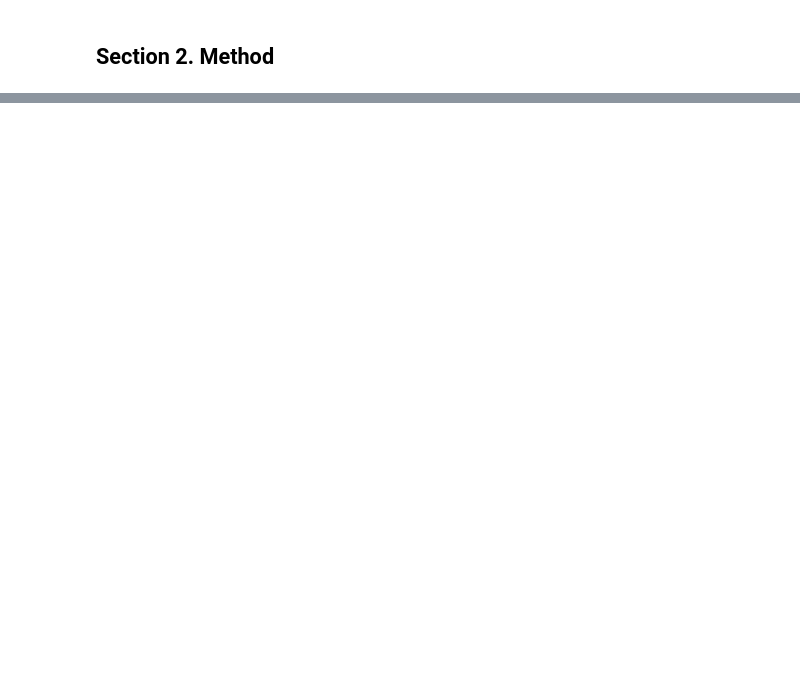
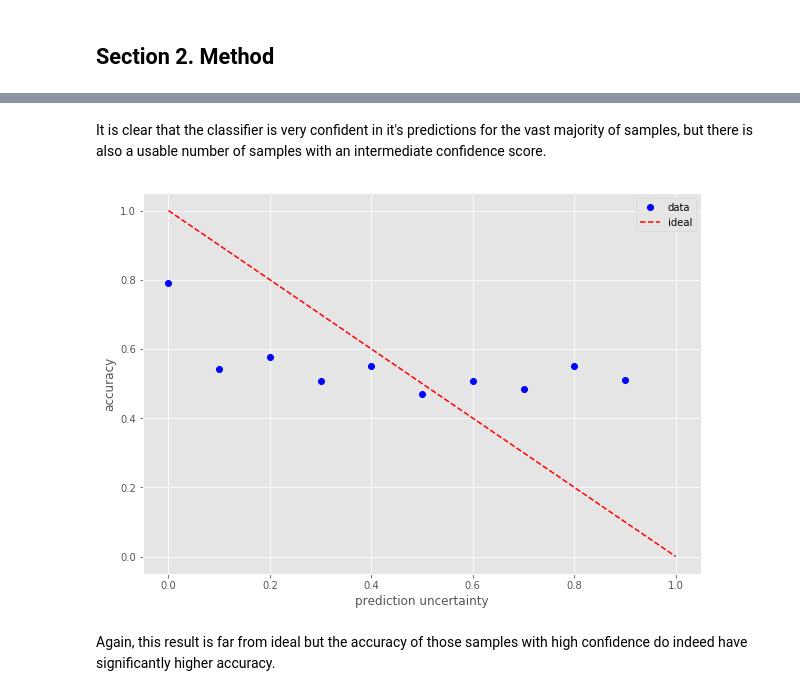
Before and after one commit to dukeprashanth/BCNN_cancer_detection, a Jupyter notebook: BCNN_histopathological_image_classification.ipynb, the cells around one changed output, grey strips where cells are left out. Saved outputs shown, nothing was run; the diff lists cells and outputs as text; code cells hidden in the pictures; blank space fills up the shorter version.

```diff
--- a/BCNN_histopathological_image_classification.ipynb
+++ b/BCNN_histopathological_image_classification.ipynb
@@ -127,0 +260,2 @@ import utils.BBBlayers
+# %%
+skip_training = True
@@ -127,0 +523,26 @@ import utils.BBBlayers
+# %% [markdown]
+It is clear that the classifier is very confident in it's predictions for the vast majority of samples, but there is also a usable number of samples with an intermediate confidence score.
+# %%
+bin_indices = np.digitize(uncertainty, bin_edges)
+
+accuracy_ratios = []
+
+for i in range(1, 11):
+    truths = true_labels[bin_indices == i]
+    predictions = predicted_labels[bin_indices == i]
+    disagreement = (1 - abs(truths - predictions)).astype(int)
+    accuracy_ratio = np.mean(disagreement)
+    accuracy_ratios.append(accuracy_ratio)
+
+fix, ax = plt.subplots(figsize = (10, 7))
+
+ax.plot(bin_edges[:-1], accuracy_ratios, 'bo')
+ax.plot(bin_edges, -bin_edges + 1, 'r--')
+ax.set_xlabel('prediction uncertainty')
+ax.set_ylabel('accuracy')
+ax.legend(labels = ['data', 'ideal'])
+plt.show()
+# %% [output]
+[figure, added]
+# %% [markdown]
+Again, this result is far from ideal but the accuracy of those samples with high confidence do indeed have significantly higher accuracy.
```
Also changed, not shown: parts of 40 cells of this notebook.
